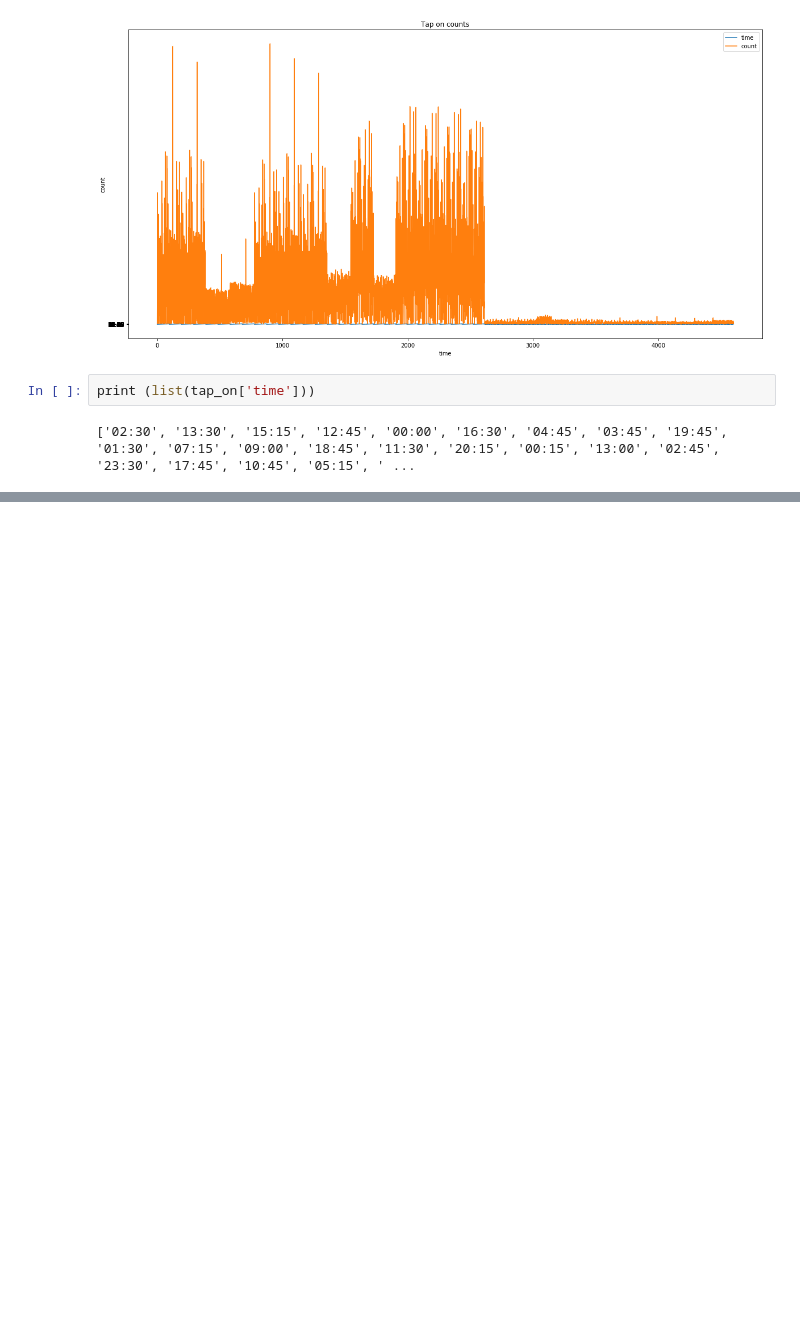
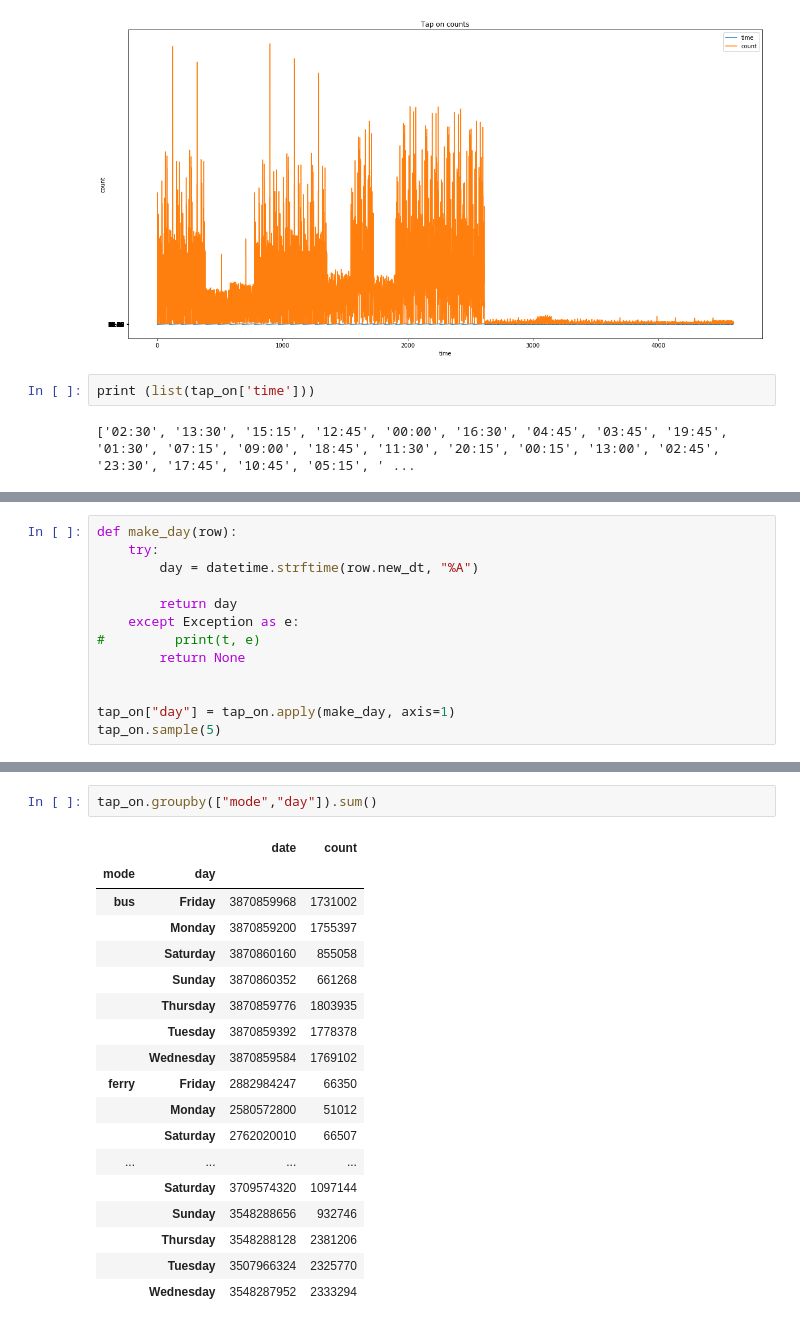
Before and after one commit to Annie677/Dataproject, a Jupyter notebook: The opal card tap on .ipynb, the cells around one changed output, grey strips where cells are left out. Saved outputs shown, nothing was run; the diff lists cells and outputs as text; blank space fills up the shorter version.

```diff
--- a/The opal card tap on .ipynb
+++ b/The opal card tap on .ipynb
@@ -57,0 +119,13 @@ print (list(tap_on['time']))
+# %%
+def make_day(row):
+    try:
+        day = datetime.strftime(row.new_dt, "%A")
+
+        return day
+    except Exception as e:
+#         print(t, e)
+        return None
+
+
+tap_on["day"] = tap_on.apply(make_day, axis=1)
+tap_on.sample(5)
@@ -57,0 +139,21 @@ print (list(tap_on['time']))
+# %%
+tap_on.groupby(["mode","day"]).sum()
+# %% [output]
+|  |  | date | count |
+| mode | day |  |  |
+| bus | Friday | 3870859968 | 1731002 |
+|  | Monday | 3870859200 | 1755397 |
+|  | Saturday | 3870860160 | 855058 |
+|  | Sunday | 3870860352 | 661268 |
+|  | Thursday | 3870859776 | 1803935 |
+|  | Tuesday | 3870859392 | 1778378 |
+|  | Wednesday | 3870859584 | 1769102 |
+| ferry | Friday | 2882984247 | 66350 |
+|  | Monday | 2580572800 | 51012 |
+|  | Saturday | 2762020010 | 66507 |
+| ... | ... | ... | ... |
+|  | Saturday | 3709574320 | 1097144 |
+|  | Sunday | 3548288656 | 932746 |
+|  | Thursday | 3548288128 | 2381206 |
+|  | Tuesday | 3507966324 | 2325770 |
+|  | Wednesday | 3548287952 | 2333294 |
```
Also changed, not shown: parts of 8 cells of this notebook.
